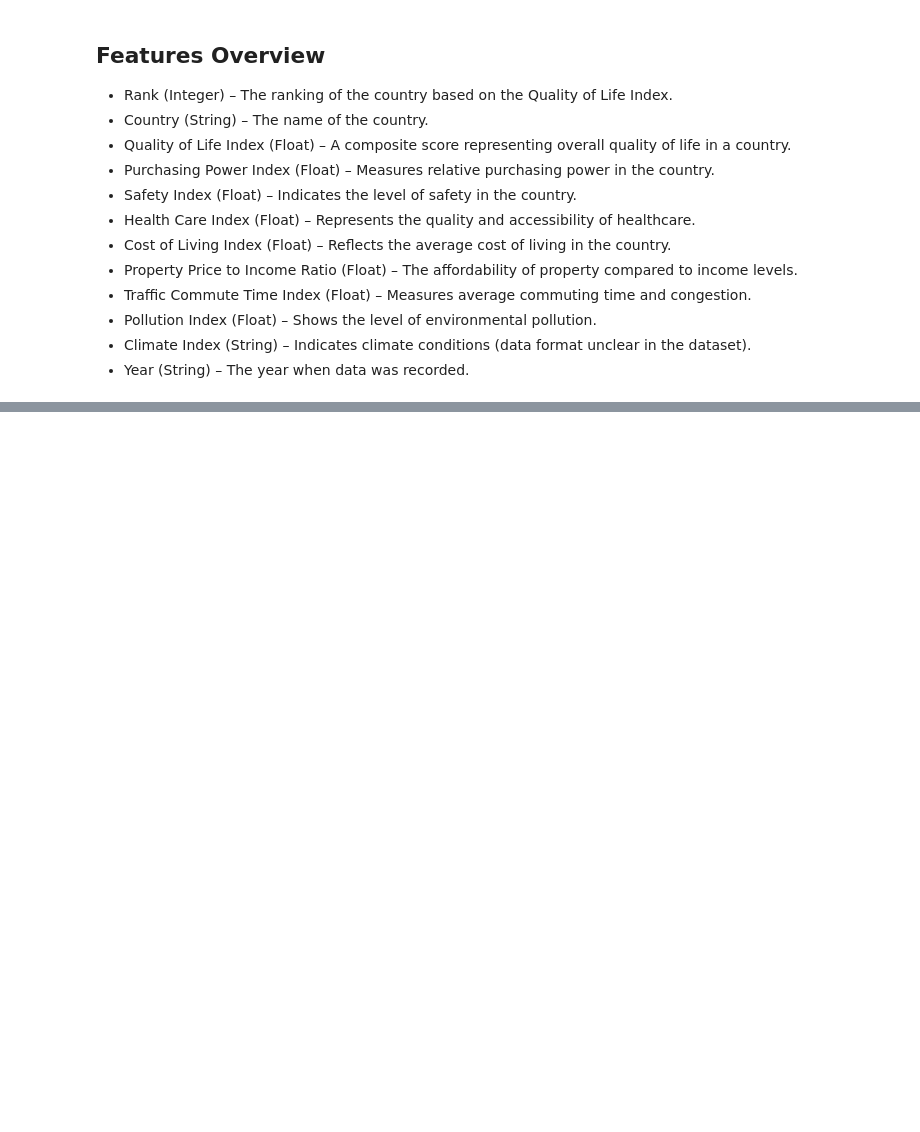
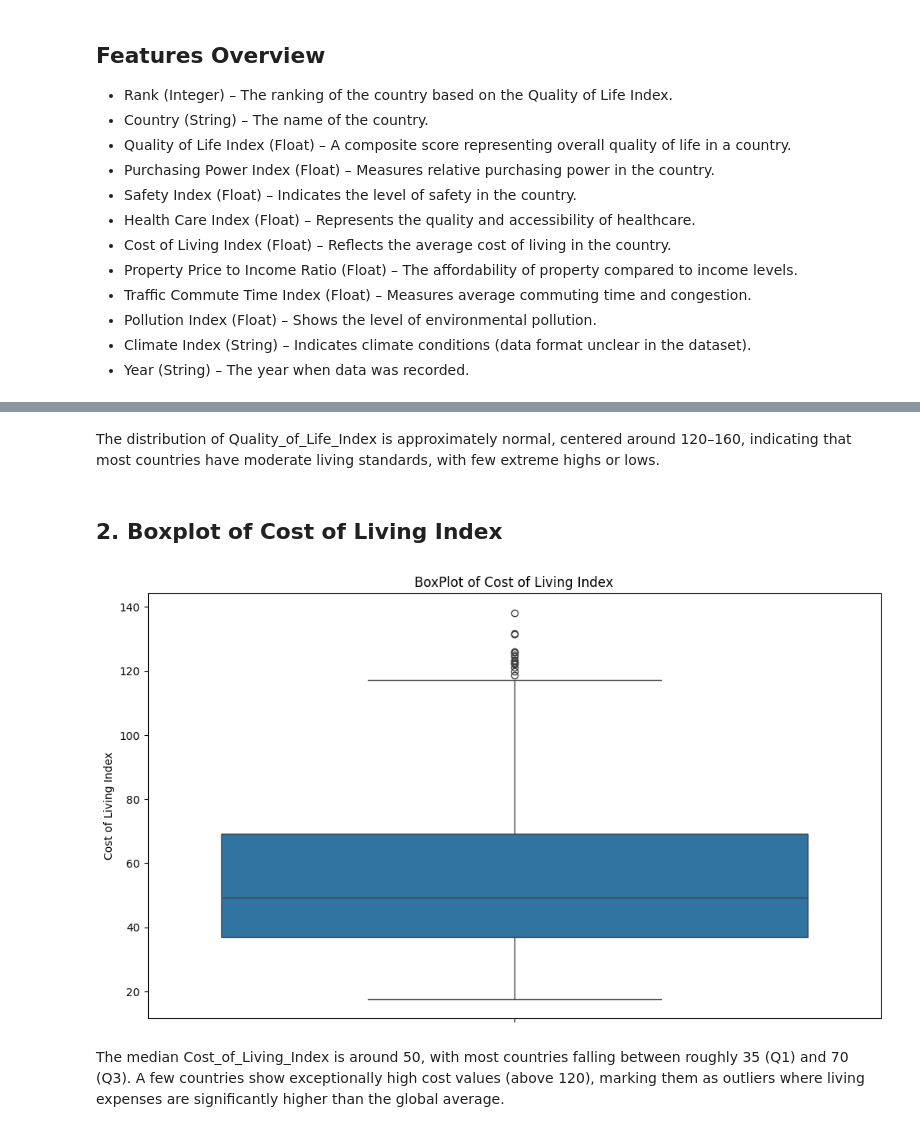
Before and after one commit to akankshakusf/ML_Quality-of-Life-Indices-by-Country, a Jupyter notebook: ml_quality_of_life_indices_by_country.ipynb, the cells around one changed output, grey strips where cells are left out. Saved outputs shown, nothing was run; the diff lists cells and outputs as text; code cells hidden in the pictures; blank space fills up the shorter version.

```diff
--- a/ml_quality_of_life_indices_by_country.ipynb
+++ b/ml_quality_of_life_indices_by_country.ipynb
@@ -43,0 +158,14 @@ This dataset provides information on Quality of Life Indices across different co
+# %% [markdown]
+The distribution of Quality_of_Life_Index is approximately normal, centered around 120–160, indicating that most countries have moderate living standards, with few extreme highs or lows.
+# %% [markdown]
+## 2. Boxplot of Cost of Living Index
+# %%
+plt.figure(figsize=(12,7))
+sns.boxplot(y=df['Cost of Living Index'])
+plt.ylabel('Cost of Living Index')
+plt.title('BoxPlot of Cost of Living Index')
+plt.show()
+# %% [output]
+[figure, added]
+# %% [markdown]
+The median Cost_of_Living_Index is around 50, with most countries falling between roughly 35 (Q1) and 70 (Q3). A few countries show exceptionally high cost values (above 120), marking them as outliers where living expenses are significantly higher than the global average.
```
Also changed, not shown: parts of 22 cells of this notebook.
